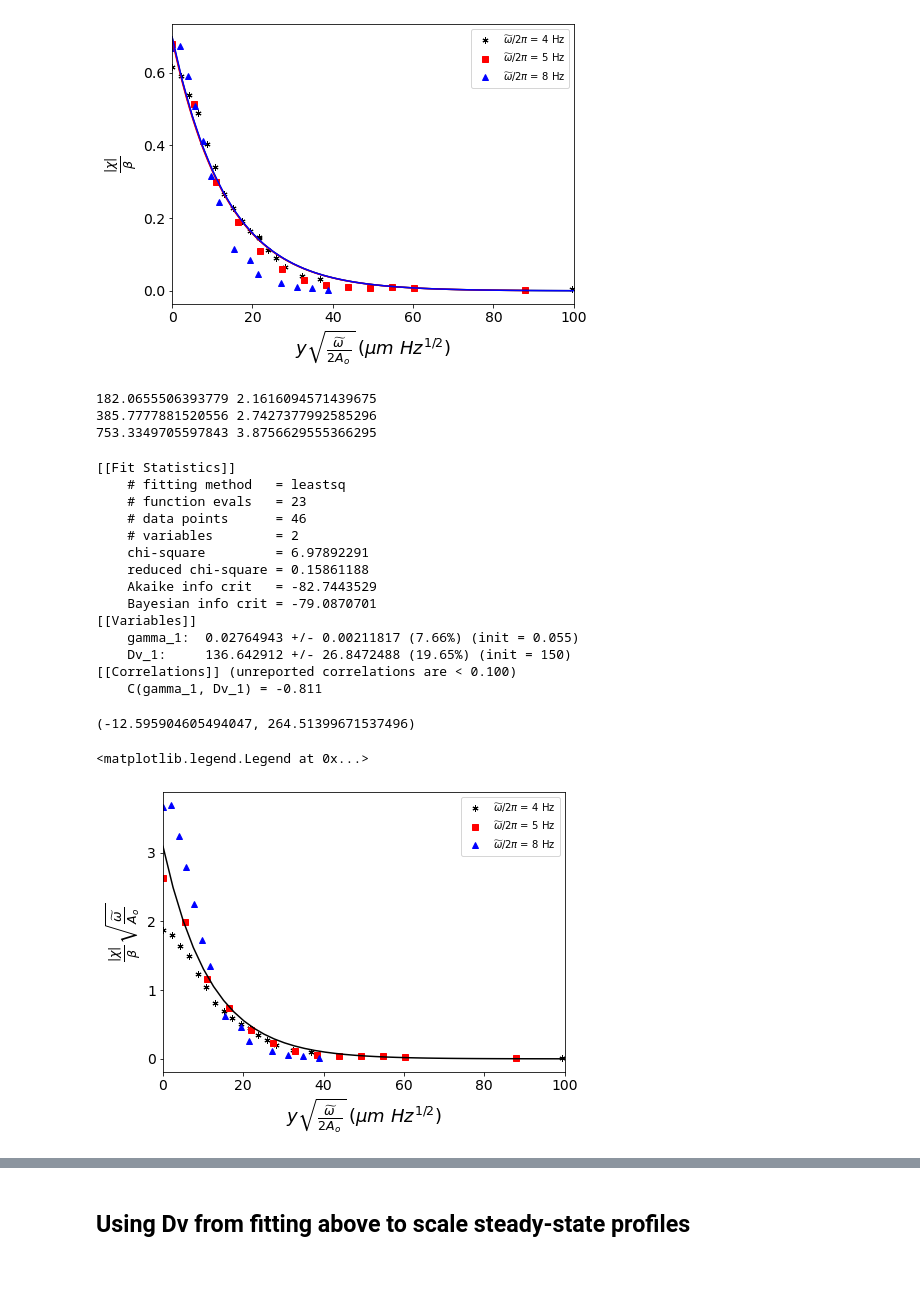
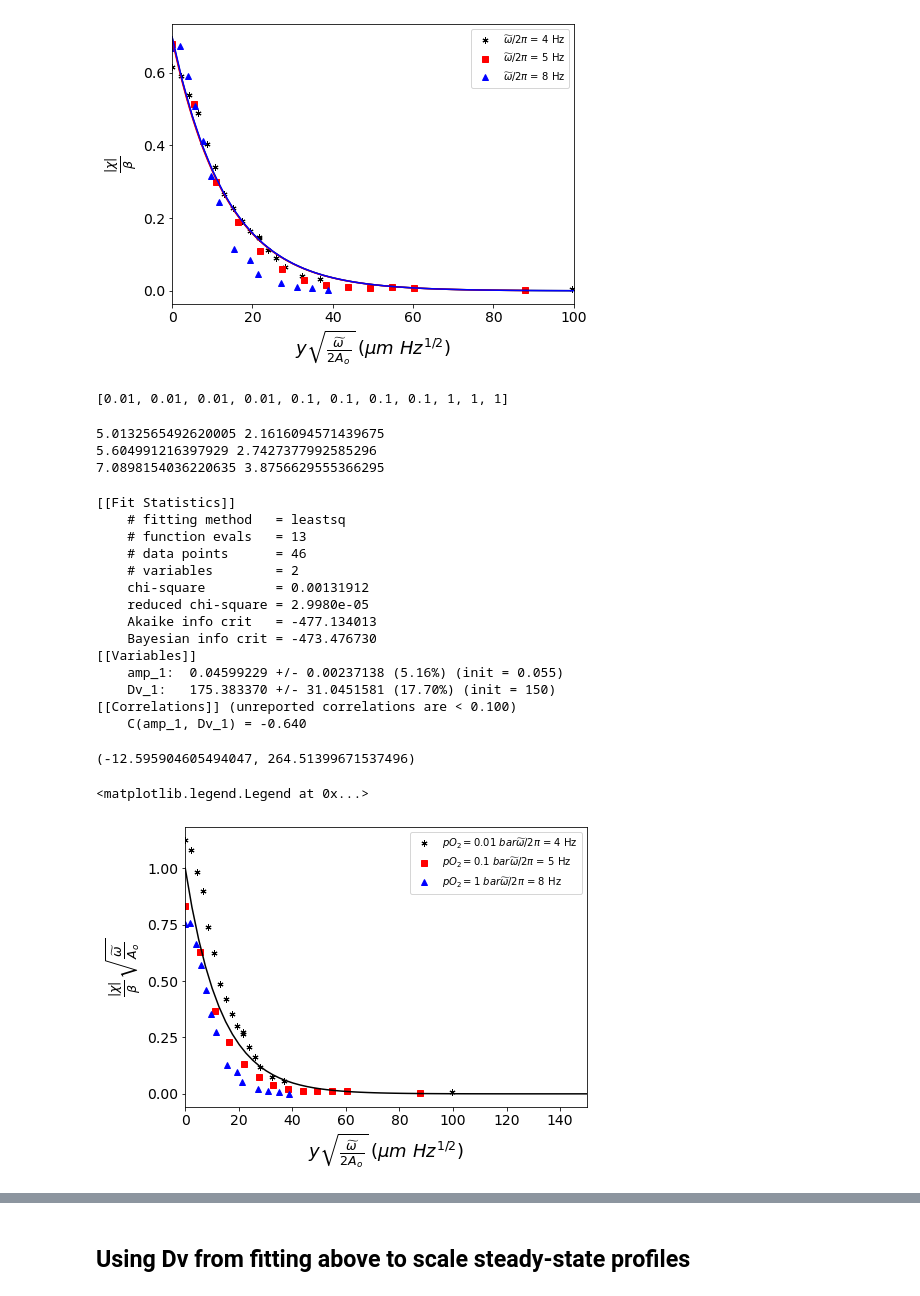
Before and after one commit to BGerwe/Xray-Project, a Jupyter notebook: fr_XAS/frXAS Paper Figures/July18 Scaled Chi Profiles_20230320.ipynb, the cells around one changed output, grey strips where cells are left out. Drawn from its saved outputs; the diff is of its cells as text; code cells hidden in the pictures.

Commit message:
Fixing high freq profile fitting. Start SS scaled profile fitting

```diff
--- a/fr_XAS/frXAS Paper Figures/July18 Scaled Chi Profiles_20230320.ipynb
+++ b/fr_XAS/frXAS Paper Figures/July18 Scaled Chi Profiles_20230320.ipynb
@@ -693,12 +647,24 @@ plt.legend()#fontsize='x-large')
 (-12.595904605494047, 264.51399671537496)
 <matplotlib.legend.Legend at 0x...>
 [figure]
+# %%
+gases
+# %% [output]
+[0.01, 0.01, 0.01, 0.01, 0.1, 0.1, 0.1, 0.1, 1, 1, 1]
 # %%
+warburg_lim_chi = [np.abs(data1[3]), np.abs(data1[7]), np.abs(data1[10][0:])]
+# warburg_lim_chi = [np.abs(data1[3] / warburg_lim_betas[0]), np.abs(data1[7] / warburg_lim_betas[1]), np.abs(data1[10][0:] / warburg_lim_betas[2])]
+warburg_lim_freq = [frequencies[3], frequencies[7], frequencies[10]]
+warburg_lim_pos = [x[3], x[7], x[10][0:]]
+warburg_lim_betas = [-ac_out.params['amp_3'].value, -ac_out.params['amp_6'].value, -ac_out.params['amp_8'].value]
+warburg_lim_aos = [Aos[0], Aos[3], Aos[7]]
+warburg_lim_gases = [gases[3], gases[7], gases[10]]
+
 warburg_lim_scaled_chi = []
 warburg_lim_scaled_pos = []
 scales = {"chi": [], "pos": []}
 for i, data in enumerate(warburg_lim_chi):
-    chi_scale = np.sqrt(2 * np.pi * warburg_lim_freq[i] / warburg_lim_aos[i]) / warburg_lim_betas[i]
+    chi_scale = np.sqrt(2 * np.pi * warburg_lim_freq[i])# / warburg_lim_betas[i] # / warburg_lim_aos[i]) / warburg_lim_betas[i]
     pos_scale = np.sqrt(2 * np.pi * warburg_lim_freq[i] / (2 * warburg_lim_aos[i]))
     scales["chi"].append(chi_scale)
     scales["pos"].append(pos_scale)
@@ -713,16 +679,18 @@ warburg_lim_scaled_pos = np.array(warburg_lim_scaled_pos)
 warburg_lim_scaled_chi = warburg_lim_scaled_chi[np.argsort(warburg_lim_scaled_pos)]
 warburg_lim_scaled_pos = warburg_lim_scaled_pos[np.argsort(warburg_lim_scaled_pos)]
 # %% [output]
-182.0655506393779 2.1616094571439675
-385.7777881520556 2.7427377992585296
-753.3349705597843 3.8756629555366295
+5.0132565492620005 2.1616094571439675
+5.604991216397929 2.7427377992585296
+7.0898154036220635 3.8756629555366295
 # %%
-def chi_warburg_lim_scaled(y_scaled, gamma=5, Dv=1e2):
-    return 1 / (gamma * np.sqrt(Dv)) * np.exp(-y_scaled / np.sqrt(Dv))
+def chi_warburg_lim_scaled(y_scaled, amp=1, Dv=1e2): #gamma=5, Dv=1e2):
+    return amp * np.exp(-y_scaled / np.sqrt(Dv))
+    # return 1 / (gamma * np.sqrt(Dv)) * np.exp(-y_scaled / np.sqrt(Dv))
 
 warburg_lim_scaled_params = Parameters()
 
-warburg_lim_scaled_params.add(f'gamma_1', value=0.055, min=-1) #, max=1)
+warburg_lim_scaled_params.add(f'amp_1', value=0.055, min=1e-10)
+# warburg_lim_scaled_params.add(f'gamma_1', value=0.055, min=-1) #, max=1)
 warburg_lim_scaled_params.add(f'Dv_1', value=1.5e2, min=1e-10) #, max=1e4)
 
 wl_mini = lmfit.Minimizer(models.objective_fun, warburg_lim_scaled_params, fcn_args=(warburg_lim_scaled_pos, warburg_lim_scaled_chi, chi_warburg_lim_scaled))
@@ -734,18 +702,18 @@ print(fit_report(wl_out))
 # %% [output]
 [[Fit Statistics]]
     # fitting method   = leastsq
-    # function evals   = 23
+    # function evals   = 13
     # data points      = 46
     # variables        = 2
-    chi-square         = 6.97892291
-    reduced chi-square = 0.15861188
-    Akaike info crit   = -82.7443529
-    Bayesian info crit = -79.0870701
+    chi-square         = 0.00131912
+    reduced chi-square = 2.9980e-05
+    Akaike info crit   = -477.134013
+    Bayesian info crit = -473.476730
 [[Variables]]
-    gamma_1:  0.02764943 +/- 0.00211817 (7.66%) (init = 0.055)
-    Dv_1:     136.642912 +/- 26.8472488 (19.65%) (init = 150)
+    amp_1:  0.04599229 +/- 0.00237138 (5.16%) (init = 0.055)
+    Dv_1:   175.383370 +/- 31.0451581 (17.70%) (init = 150)
 [[Correlations]] (unreported correlations are < 0.100)
-    C(gamma_1, Dv_1) = -0.811
+    C(amp_1, Dv_1) = -0.640
 # %%
 fig, ax = plt.subplots(figsize=(7.2, 5.14))
 
@@ -755,36 +723,37 @@ for i, _ in enumerate(warburg_lim_chi):
     visualization.plot_chi_mag(
         ax,
         warburg_lim_pos[i] * pos_scale,
-        warburg_lim_chi[i] * chi_scale,
+        warburg_lim_chi[i] * chi_scale / wl_out.params['amp_1'].value,
         color=colors[i],
         marker=markers[i],
         ls='',
-        label='$\widetilde{\omega}/2\pi$ = ' + f'{warburg_lim_freq[i]} Hz'
+        label=f'$pO_2 = {warburg_lim_gases[i]}\ bar$' + '$\widetilde{\omega}/2\pi$ = ' + f'{warburg_lim_freq[i]} Hz'
+        # '$\widetilde{\omega}/2\pi$ = ' + f'{warburg_lim_freq[i]} Hz'
     )
 
 pos = np.linspace(0, warburg_lim_scaled_pos.max(), num=101)
-model_val = models.evaluate_model_func(wl_out.params, 0, pos, chi_warburg_lim_scaled)
+model_val = models.evaluate_model_func(wl_out.params, 0, pos, chi_warburg_lim_scaled) / wl_out.params['amp_1'].value
 
 visualization.plot_chi_mag(
     ax,
     pos,
     model_val,
     color=colors[0],
     marker=''
 )
 
 ax.set_ylabel(r'$\frac{|\chi|}{\beta} \sqrt{\frac{\widetilde{\omega}}{A_o}}$')#, rotation=0, labelpad=30, fontsize=20)
 ax.set_xlabel(r'$y \sqrt{\frac{\widetilde{\omega}}{2A_o}}\: (\mu m \ Hz^{1/2})$')
 ax.grid(False)
 print(ax.get_xlim())
-ax.set_xlim(0, 100)
+ax.set_xlim(0, 150)
 
 fig.subplots_adjust(hspace=0.02)
 plt.legend()#fontsize='x-large')
 # plt.show()
 # plt.savefig(r'../frXAS Paper Figures/Plots/Profiles/Pattern_Amp_Model_highFreq_Xmag_vs_yw-2Ao_parametric_pO2.png', dpi=400, bbox_inches='tight')
 # plt.savefig(r'../frXAS Paper Figures/Plots/Profiles/Pattern_Amp_Model_highFreq_Xmag_vs_yw-2Ao_parametric_pO2.svg', dpi=400, bbox_inches='tight')
 # %% [output]
 (-12.595904605494047, 264.51399671537496)
 <matplotlib.legend.Legend at 0x...>
-[figure, old version]
+[figure, new version]
```
Also changed, not shown: parts of 4 cells of this notebook.
